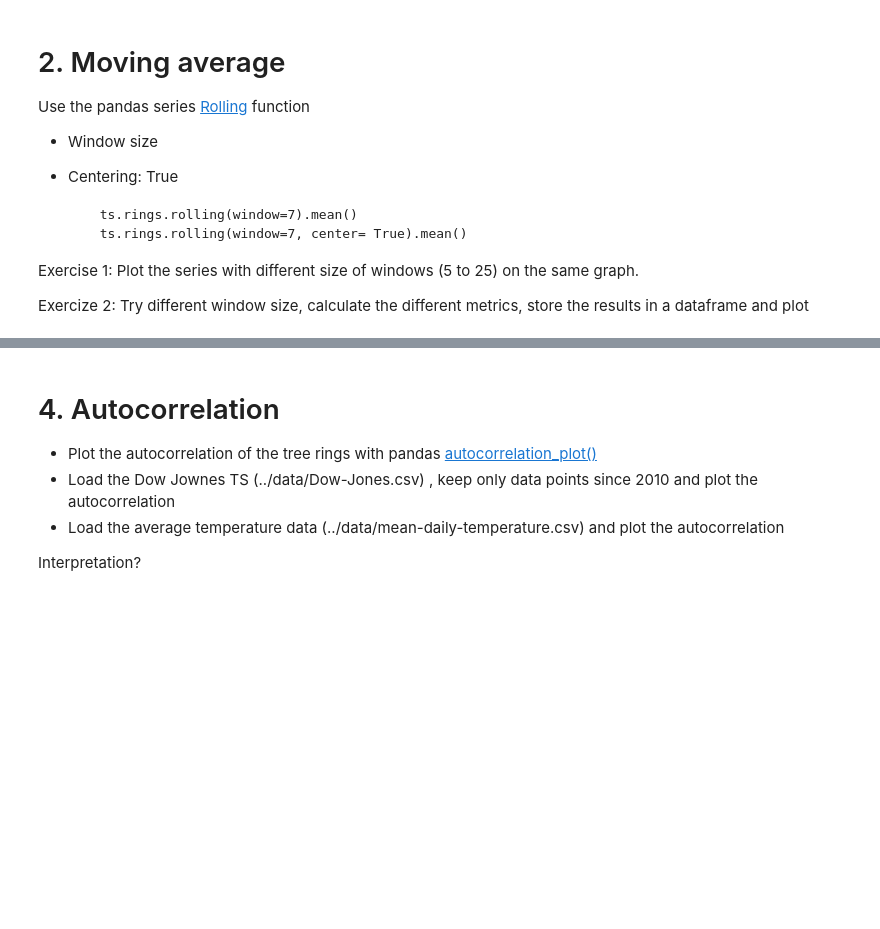
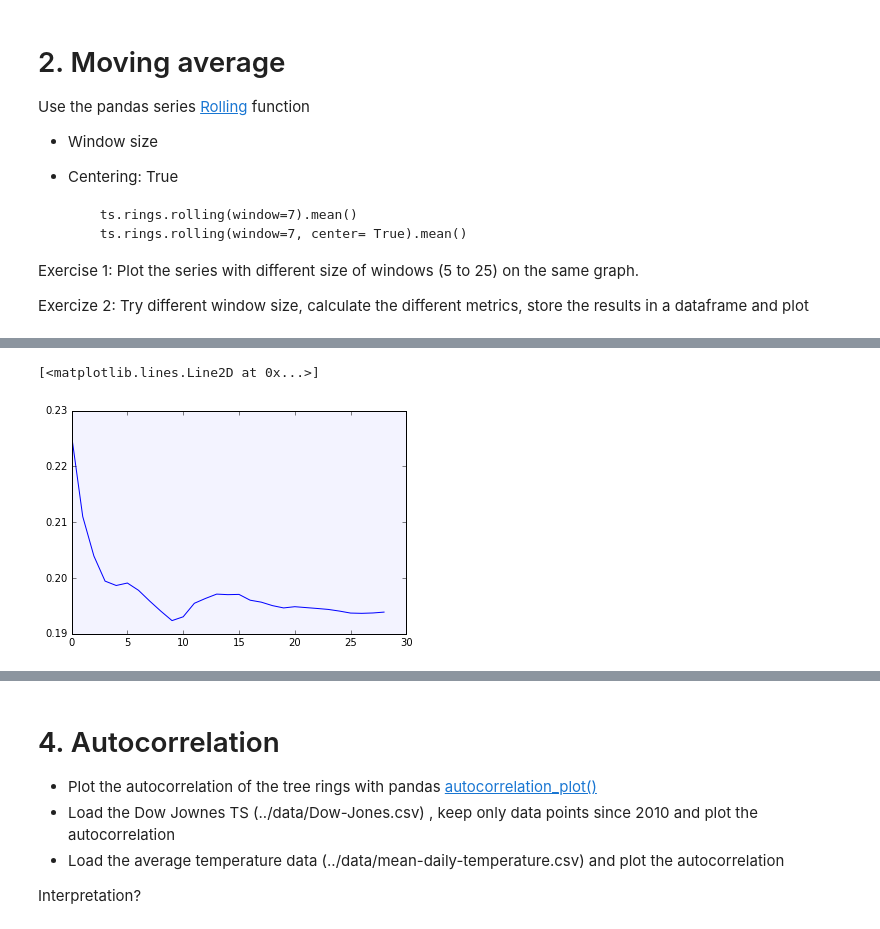
Before and after one commit to alexisperrier/gads, a Jupyter notebook: 16_time_series/py/Smoothing and Forecast 101.ipynb, the cells around one changed output, grey strips where cells are left out. Cells and saved outputs as stored; diff of their text form; code cells hidden in the pictures; blank space fills up the shorter version.

```diff
--- a/16_time_series/py/Smoothing and Forecast 101.ipynb
+++ b/16_time_series/py/Smoothing and Forecast 101.ipynb
@@ -76,0 +167,5 @@ Exercize 2: Try different window size, calculate the different metrics, store th
+# %%
+plt.plot(res_ma.MAD)
+# %% [output]
+[<matplotlib.lines.Line2D at 0x...>]
+[figure, added]
```
Also changed, not shown: parts of 25 cells of this notebook, 2 other files.
